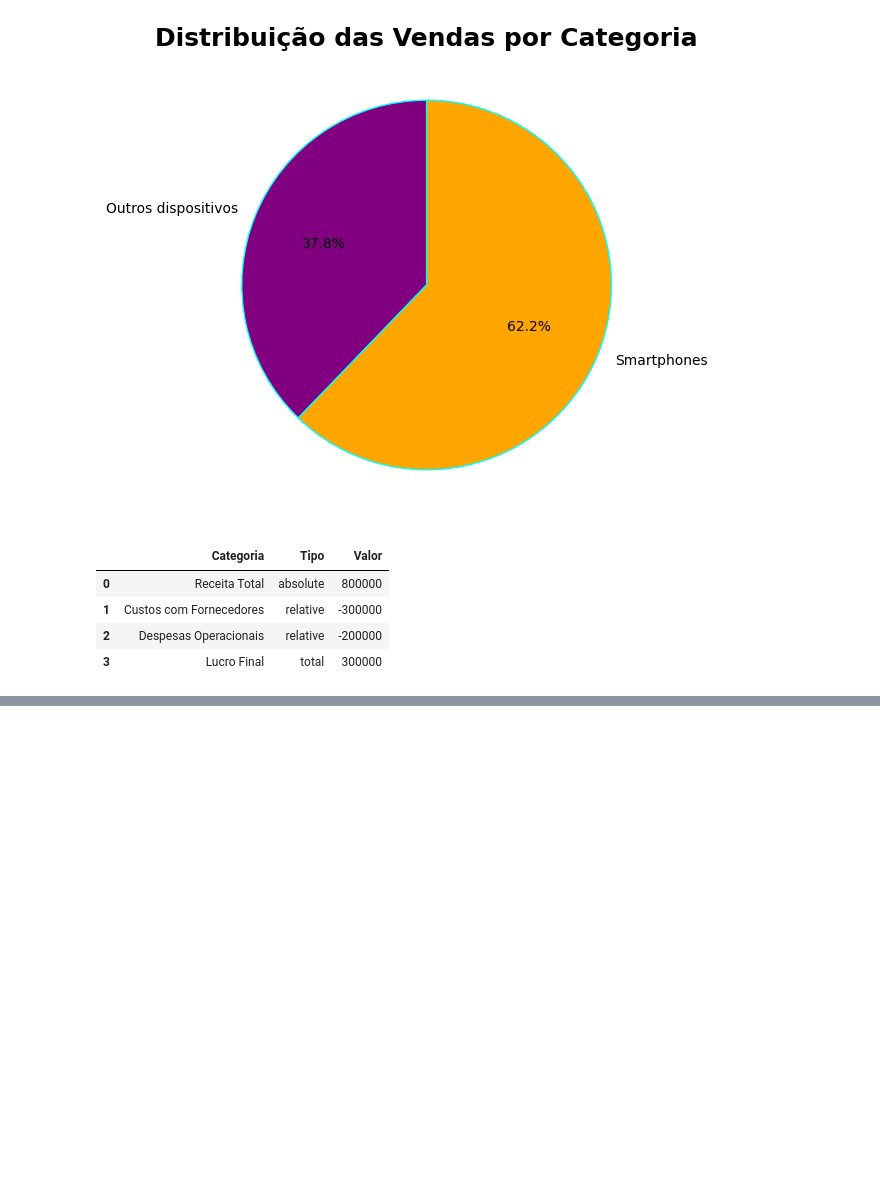
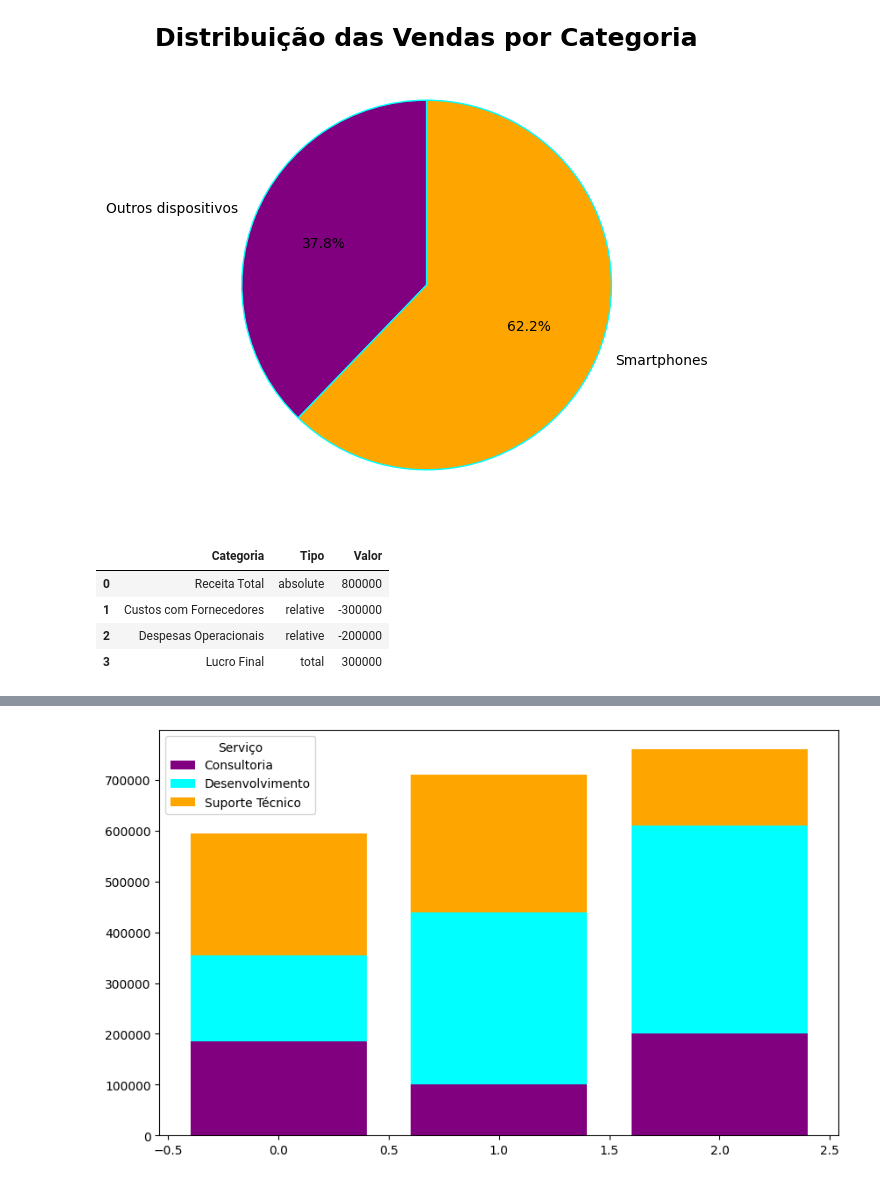
Before and after one commit to Lyanan85/In-GameSeries, a Jupyter notebook: MATERIAL_Python__Gráficos_de_composição_e_relacionamento.ipynb, the cells around one changed output, grey strips where cells are left out. Drawn from its saved outputs; the diff is of its cells as text; code cells hidden in the pictures; blank space fills up the shorter version.

```diff
--- a/MATERIAL_Python__Gráficos_de_composição_e_relacionamento.ipynb
+++ b/MATERIAL_Python__Gráficos_de_composição_e_relacionamento.ipynb
@@ -418,0 +489,3 @@ fig
+# %%
+dados_agrupados=df.groupby(["Filial","Serviço"])["Receita (R$)"].sum().unstack()
+dados_agrupados
@@ -418,0 +498,14 @@ fig
+# %%
+categorias=dados_agrupados.columns #categoria geralmente são colunas
+valores=[dados_agrupados[valor] for valor in categorias]
+filiais=dados_agrupados.index
+x=np.arange(len(filiais))
+# %%
+fig,ax=plt.subplots(figsize=(10,6))
+ax.bar(x,valores[0],label=categorias[0],color="purple")
+ax.bar(x,valores[1],label=categorias[1],color="cyan",bottom=valores[0])
+ax.bar(x,valores[2],label=categorias[2],color="orange",bottom=valores[0]+valores[1])
+plt.legend(title="Serviço")
+plt.show()
+# %% [output]
+[figure, added]
```
Also changed, not shown: parts of 17 cells of this notebook.
